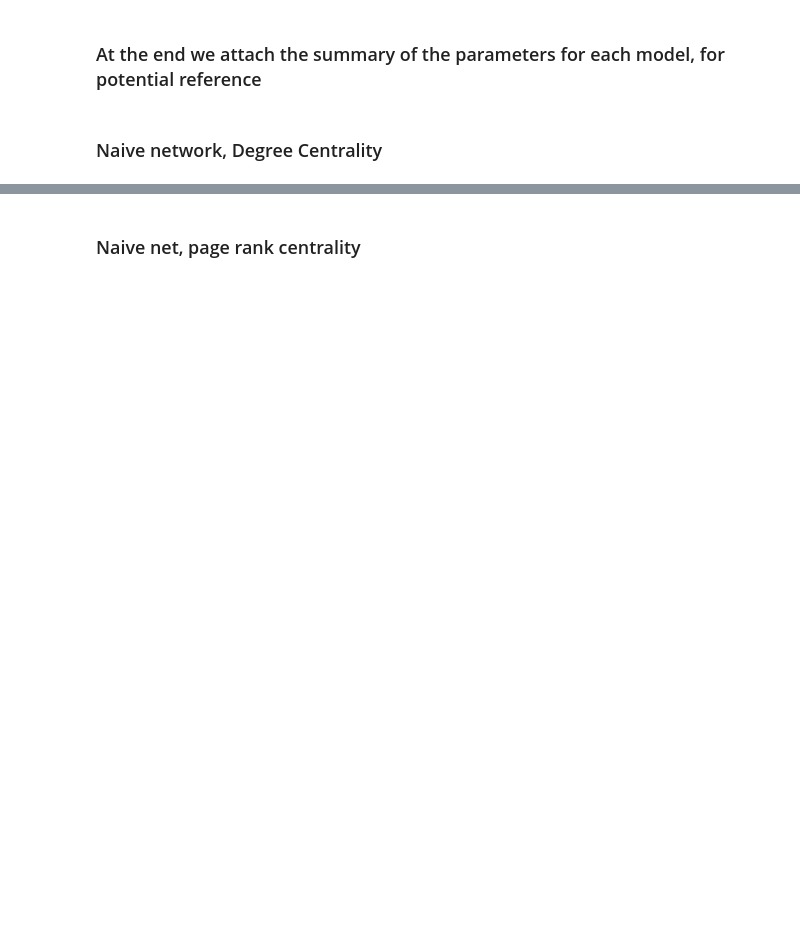
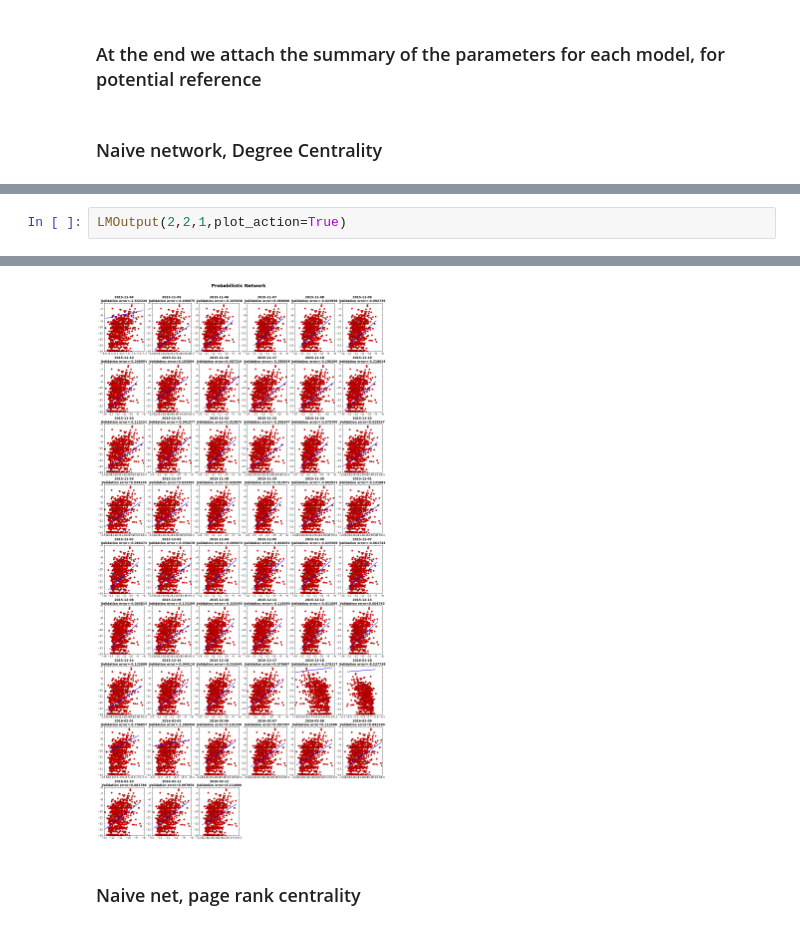
Before and after one commit to Fomyther/NYC-Twitter-Activities, a Jupyter notebook: GravityModel_e4.ipynb, the cells around one changed output, grey strips where cells are left out. Saved outputs shown, nothing was run; the diff lists cells and outputs as text; blank space fills up the shorter version.

```diff
--- a/GravityModel_e4.ipynb
+++ b/GravityModel_e4.ipynb
@@ -432,0 +307,3 @@ DegProb2
+# %%
+LMOutput(2,2,1,plot_action=True)
+# %% [output]
@@ -433,2 +328,3 @@ DegProb2
+[figure, added]
 # %% [markdown]
 ### Naive net, page rank centrality
```
Also changed, not shown: parts of 12 cells of this notebook.
